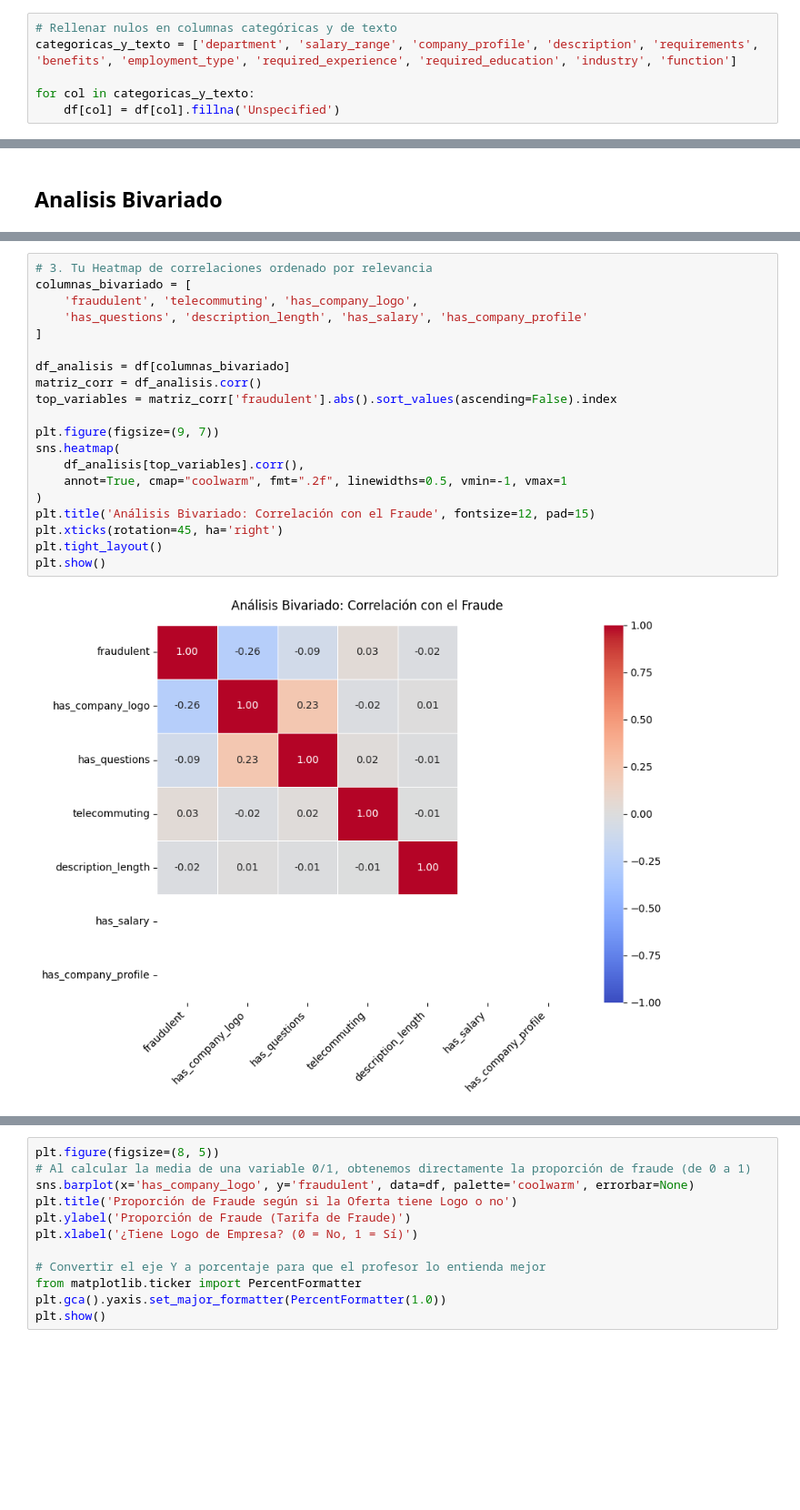
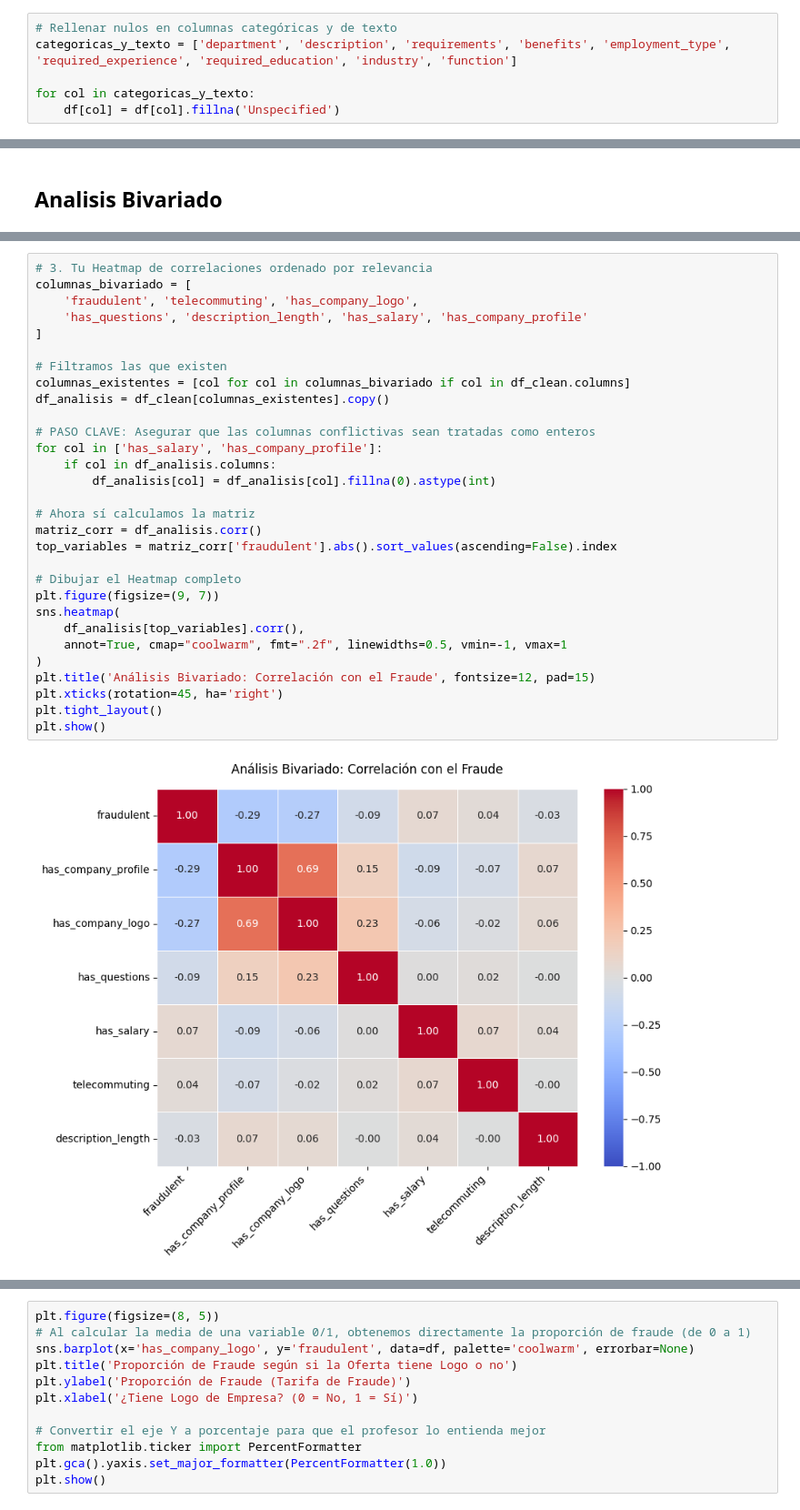
Before and after one commit to Bootcamp-DA-P2/proyecto8-problemaclasificacion-grupo5, a Jupyter notebook: main.ipynb, the cells around one changed output, grey strips where cells are left out. Shown at 91% size. Drawn from its saved outputs; the diff is of its cells as text; blank space fills up the shorter version.

```diff
--- a/main.ipynb
+++ b/main.ipynb
@@ -75,7 +76,7 @@ columnas_a_eliminar = ['job_id'] # El ID es solo un contador
 df = df.drop(columns=columnas_a_eliminar)
 # %%
 # Rellenar nulos en columnas categóricas y de texto
-categoricas_y_texto = ['department', 'salary_range', 'company_profile', 'description', 'requirements', 'benefits', 'employment_type', 'required_experience', 'required_education', 'industry', 'function']
+categoricas_y_texto = ['department', 'description', 'requirements', 'benefits', 'employment_type', 'required_experience', 'required_education', 'industry', 'function']
 
 for col in categoricas_y_texto:
     df[col] = df[col].fillna('Unspecified')
@@ -324,25 +325,35 @@ df_clean['has_company_profile'] = df_clean['company_profile'].notna().astype(int
 # %%
 # 3. Tu Heatmap de correlaciones ordenado por relevancia
 columnas_bivariado = [
     'fraudulent', 'telecommuting', 'has_company_logo',
     'has_questions', 'description_length', 'has_salary', 'has_company_profile'
 ]
 
-df_analisis = df[columnas_bivariado]
+# Filtramos las que existen
+columnas_existentes = [col for col in columnas_bivariado if col in df_clean.columns]
+df_analisis = df_clean[columnas_existentes].copy()
+
+# PASO CLAVE: Asegurar que las columnas conflictivas sean tratadas como enteros
+for col in ['has_salary', 'has_company_profile']:
+    if col in df_analisis.columns:
+        df_analisis[col] = df_analisis[col].fillna(0).astype(int)
+
+# Ahora sí calculamos la matriz
 matriz_corr = df_analisis.corr()
 top_variables = matriz_corr['fraudulent'].abs().sort_values(ascending=False).index
 
+# Dibujar el Heatmap completo
 plt.figure(figsize=(9, 7))
 sns.heatmap(
     df_analisis[top_variables].corr(),
     annot=True, cmap="coolwarm", fmt=".2f", linewidths=0.5, vmin=-1, vmax=1
 )
 plt.title('Análisis Bivariado: Correlación con el Fraude', fontsize=12, pad=15)
 plt.xticks(rotation=45, ha='right')
 plt.tight_layout()
 plt.show()
 # %% [output]
-[figure, old version]
+[figure, new version]
 # %%
 # 1. Definimos la lista con las variables binarias exactas de vuestro proyecto
 variables_binarias = [
```
Also changed, not shown: parts of 7 cells of this notebook.
